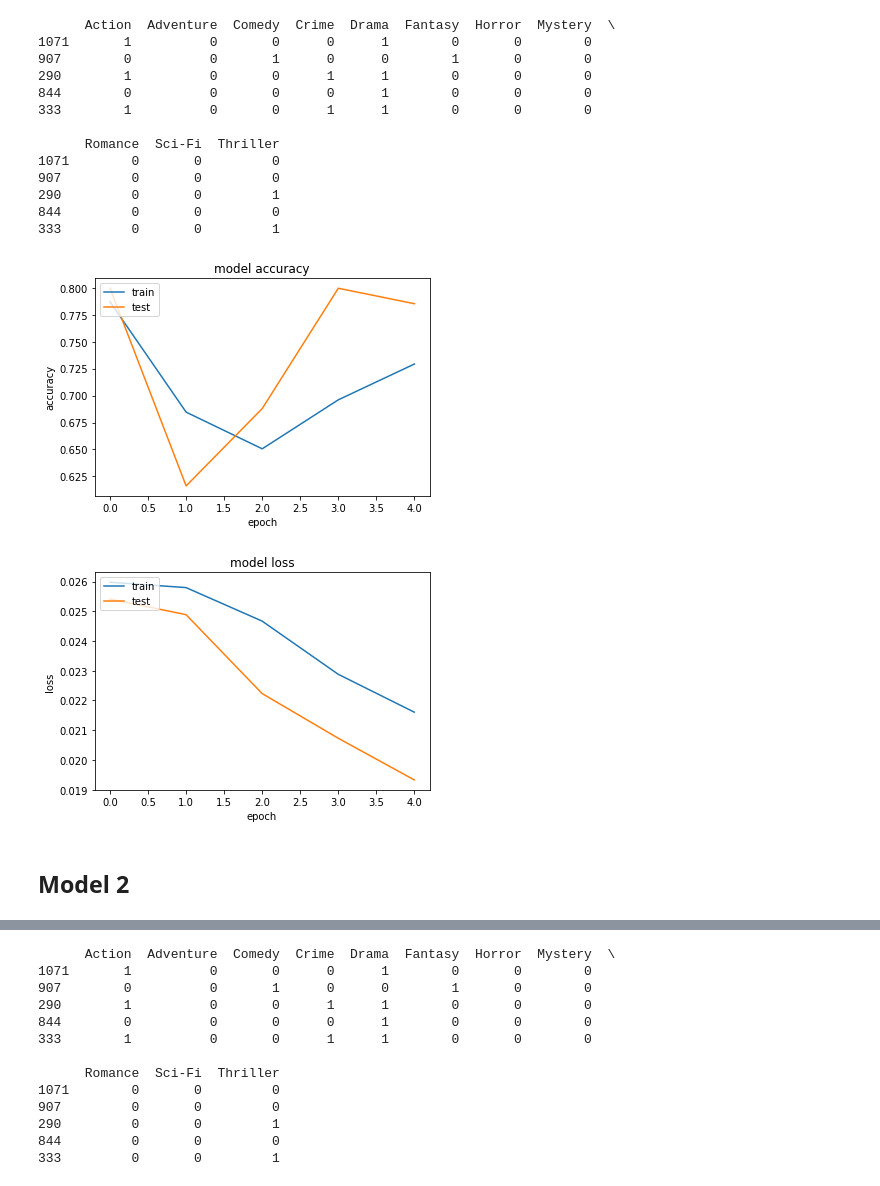
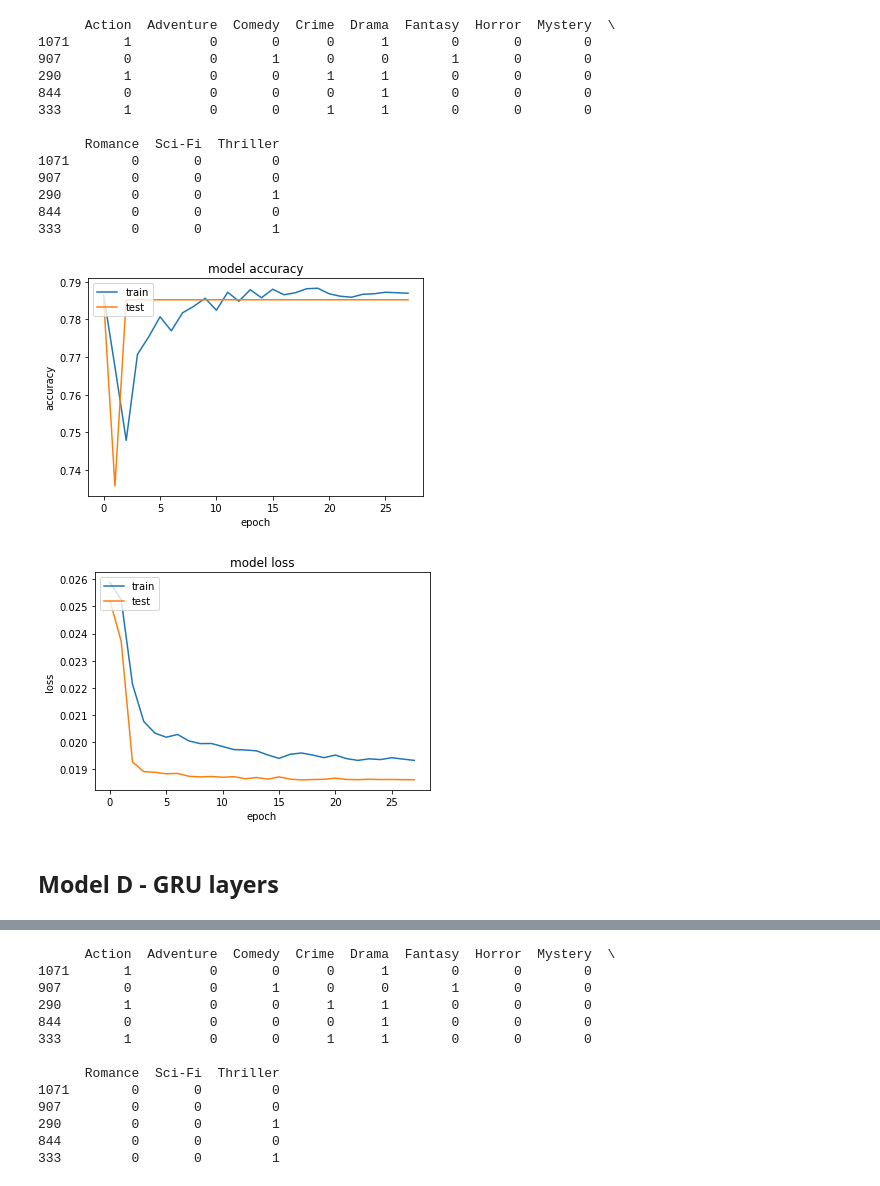
Before and after one commit to SWelbeck/NLP_genre_classification, a Jupyter notebook: Notebooks/Neural_Nets.ipynb, the cells around one changed output, grey strips where cells are left out. Cells and saved outputs as stored; diff of their text form; code cells hidden in the pictures.

```diff
--- a/Notebooks/Neural_Nets.ipynb
+++ b/Notebooks/Neural_Nets.ipynb
@@ -411,0 +563,13 @@ Epoch 5/5
+# %%
+modelc.compile(loss='binary_crossentropy',
+              optimizer='adam',
+              metrics=[Precision(), Recall(), AUC(), 'acc'])
+# %%
+callbacks3 = [
+    ReduceLROnPlateau(),
+    TQDMNotebookCallback(leave_inner = True, leave_outer = True),
+    EarlyStopping(monitor='val_loss', patience=10),
+    ModelCheckpoint(filepath='../../modelc-conv1d1.h5', monitor='val_loss', save_best_only=True)
+]
+
+historyc = modelc.fit(X_train, y_train, class_weight=class_weight, epochs=50, batch_size=32, validation_split=0.2, callbacks=callbacks3)
@@ -453,23 +624,23 @@ print(y_test[:5])
 844         0       0         0
 333         0       0         1
 # %%
-plt.plot(history.history['acc'])
-plt.plot(history.history['val_acc'])
+plt.plot(historyc.history['acc'])
+plt.plot(historyc.history['val_acc'])
 
 plt.title('model accuracy')
 plt.ylabel('accuracy')
 plt.xlabel('epoch')
 plt.legend(['train','test'], loc='upper left')
 plt.show()
 
-plt.plot(history.history['loss'])
-plt.plot(history.history['val_loss'])
+plt.plot(historyc.history['loss'])
+plt.plot(historyc.history['val_loss'])
 
 plt.title('model loss')
 plt.ylabel('loss')
 plt.xlabel('epoch')
 plt.legend(['train','test'], loc='upper left')
 plt.show()
 # %% [output]
-[figure, old version]
+[figure, new version]
-[figure, old version]
+[figure, new version]
@@ -482,2 +647,2 @@ plt.show()
 # %% [markdown]
-## Model 2
+## Model D - GRU layers
```
Also changed, not shown: parts of 86 cells of this notebook, 1 other file.
